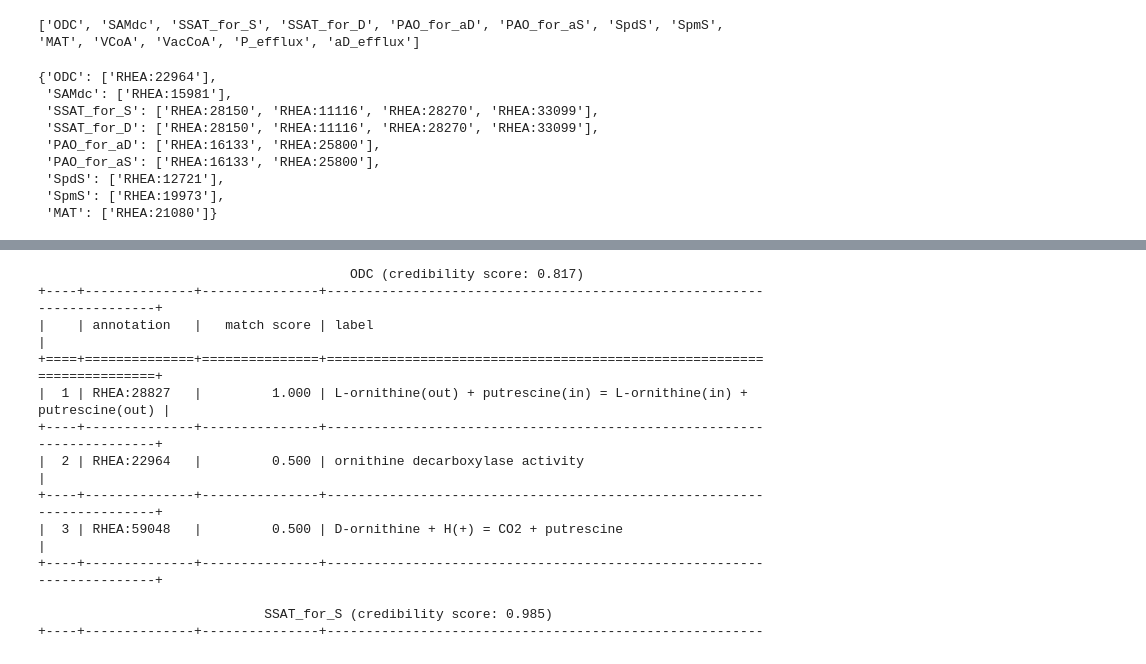
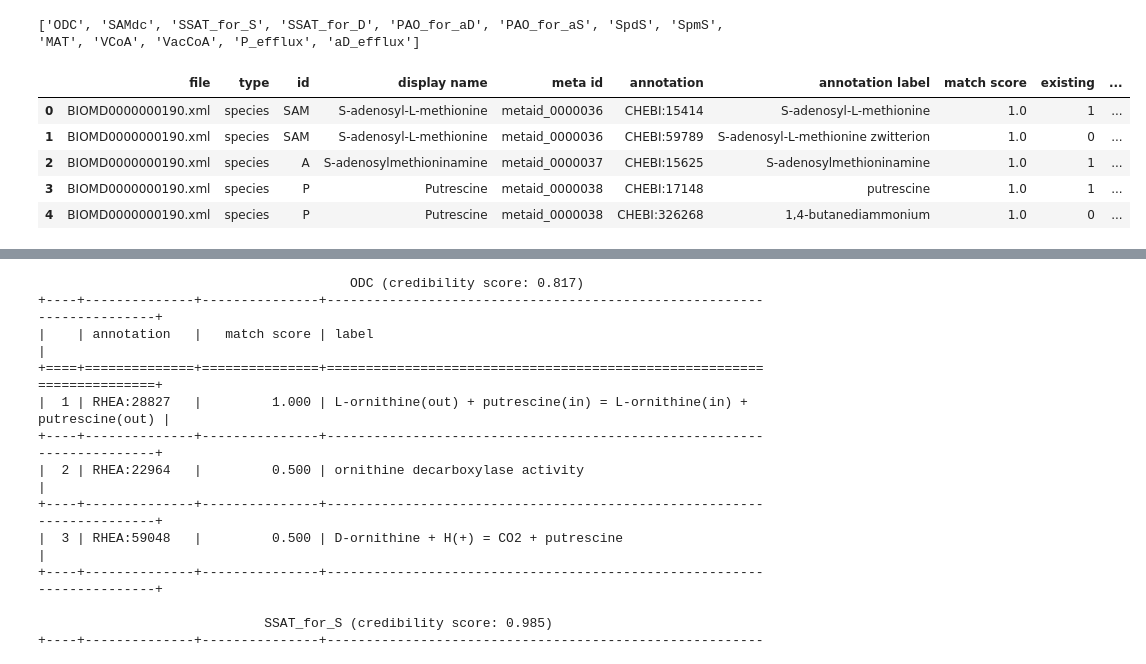
Before and after one commit to sys-bio/AMAS, a Jupyter notebook: notebooks/update_command_line_too.ipynb, the cells around one changed output, grey strips where cells are left out. Saved outputs shown, nothing was run; the diff lists cells and outputs as text; code cells hidden in the pictures.

Commit message:
methods for updating annotations

```diff
--- a/notebooks/update_command_line_too.ipynb
+++ b/notebooks/update_command_line_too.ipynb
@@ -51,14 +51,12 @@ print(recom.getReactionIDs())
 # %% [output]
 ['ODC', 'SAMdc', 'SSAT_for_S', 'SSAT_for_D', 'PAO_for_aD', 'PAO_for_aS', 'SpdS', 'SpmS', 'MAT', 'VCoA', 'VacCoA', 'P_efflux', 'aD_efflux']
 # %%
-recom.reactions.exist_annotation
+rec_upd = pd.read_csv('species_rec.csv')
+rec_upd.head()
 # %% [output]
-{'ODC': ['RHEA:22964'],
- 'SAMdc': ['RHEA:15981'],
- 'SSAT_for_S': ['RHEA:28150', 'RHEA:11116', 'RHEA:28270', 'RHEA:33099'],
- 'SSAT_for_D': ['RHEA:28150', 'RHEA:11116', 'RHEA:28270', 'RHEA:33099'],
- 'PAO_for_aD': ['RHEA:16133', 'RHEA:25800'],
- 'PAO_for_aS': ['RHEA:16133', 'RHEA:25800'],
- 'SpdS': ['RHEA:12721'],
- 'SpmS': ['RHEA:19973'],
- 'MAT': ['RHEA:21080']}
+|  | file | type | id | display name | meta id | annotation | annotation label | match score | existing | ... |
+| 0 | BIOMD0000000190.xml | species | SAM | S-adenosyl-L-methionine | metaid_0000036 | CHEBI:15414 | S-adenosyl-L-methionine | 1.0 | 1 | ... |
+| 1 | BIOMD0000000190.xml | species | SAM | S-adenosyl-L-methionine | metaid_0000036 | CHEBI:59789 | S-adenosyl-L-methionine zwitterion | 1.0 | 0 | ... |
+| 2 | BIOMD0000000190.xml | species | A | S-adenosylmethioninamine | metaid_0000037 | CHEBI:15625 | S-adenosylmethioninamine | 1.0 | 1 | ... |
+| 3 | BIOMD0000000190.xml | species | P | Putrescine | metaid_0000038 | CHEBI:17148 | putrescine | 1.0 | 1 | ... |
+| 4 | BIOMD0000000190.xml | species | P | Putrescine | metaid_0000038 | CHEBI:326268 | 1,4-butanediammonium | 1.0 | 0 | ... |
```
Also changed, not shown: parts of 3 cells of this notebook, 13 other files.
